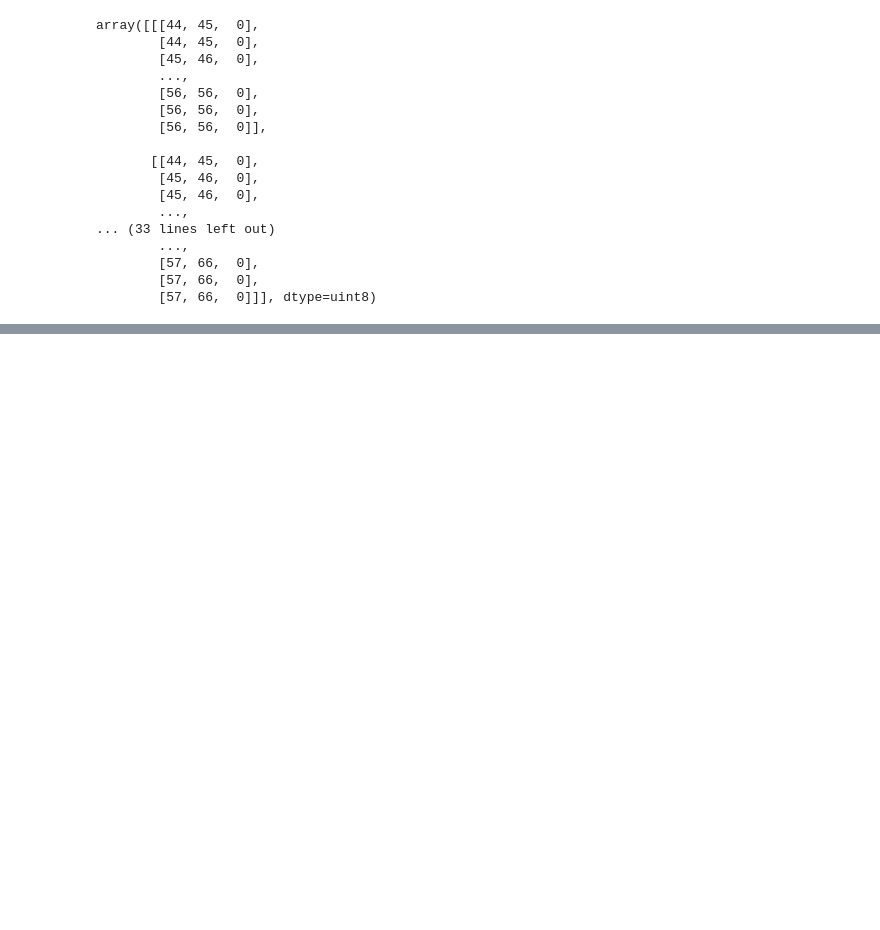
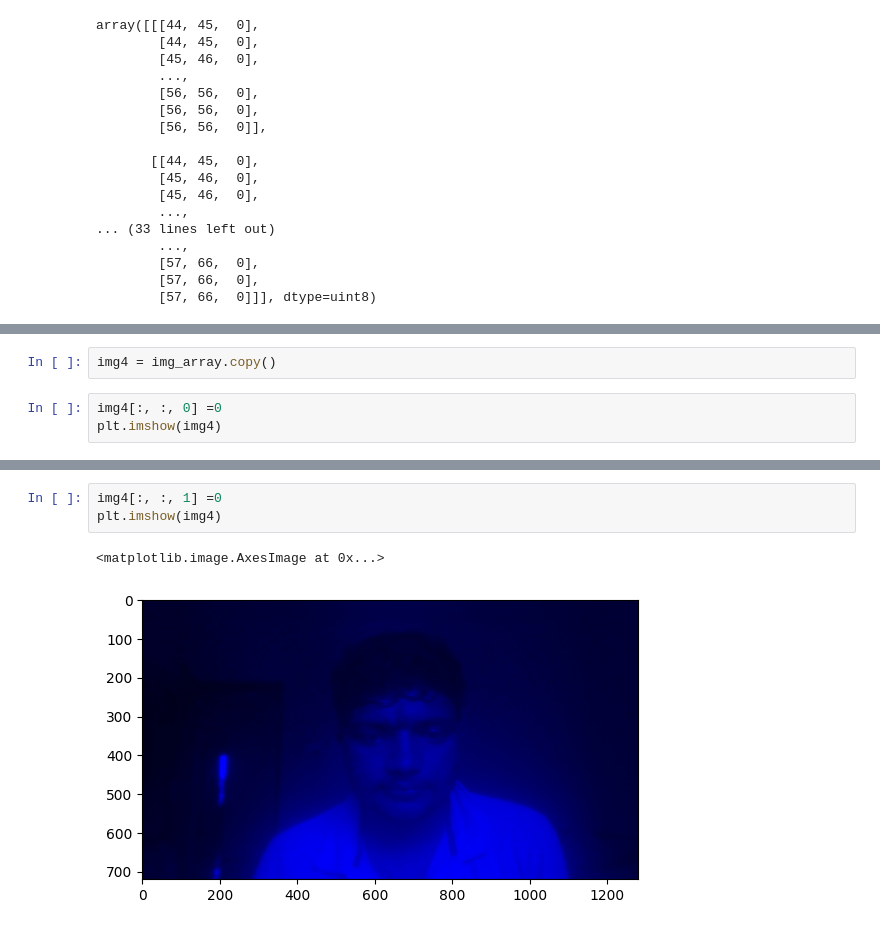
Before and after one commit to Ashishjoshi794/computer-vision, a Jupyter notebook: computer_vision_day1.ipynb, the cells around one changed output, grey strips where cells are left out. Saved outputs shown, nothing was run; the diff lists cells and outputs as text; blank space fills up the shorter version.

```diff
--- a/computer_vision_day1.ipynb
+++ b/computer_vision_day1.ipynb
@@ -174,0 +177,5 @@ array([[[44, 45,  0],
+# %%
+img4 = img_array.copy()
+# %%
+img4[:, :, 0] =0
+plt.imshow(img4)
@@ -174,0 +185,6 @@ array([[[44, 45,  0],
+# %%
+img4[:, :, 1] =0
+plt.imshow(img4)
+# %% [output]
+<matplotlib.image.AxesImage at 0x...>
+[figure, added]
```
Also changed, not shown: parts of 3 cells of this notebook.
